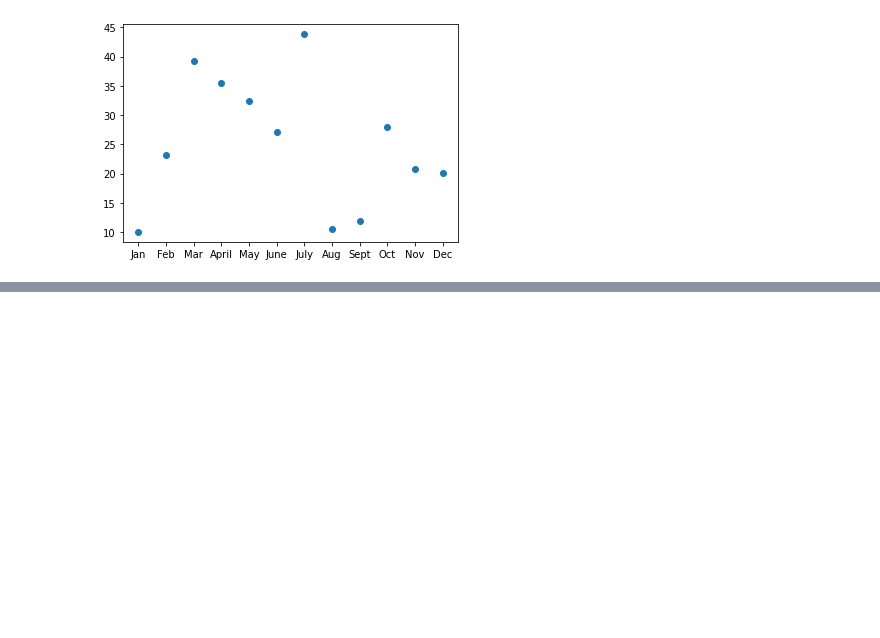
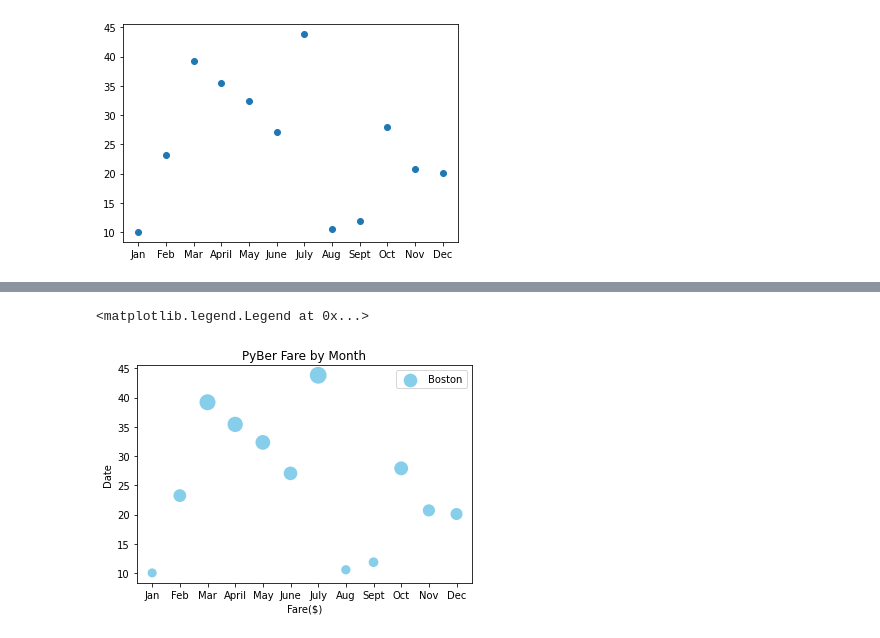
Before and after one commit to jtang3yo/PyBer_Analysis, a Jupyter notebook: matplotlib_practice .ipynb, the cells around one changed output, grey strips where cells are left out. Saved outputs shown, nothing was run; the diff lists cells and outputs as text; code cells hidden in the pictures; blank space fills up the shorter version.

```diff
--- a/matplotlib_practice .ipynb
+++ b/matplotlib_practice .ipynb
@@ -181,0 +216,12 @@ plt.
+# %%
+fig, ax = plt.subplots()
+ax.scatter(x_axis, y_axis, c='skyblue', linewidth=2, s=[i*5 for i in y_axis], label='Boston')
+ax.invert_yaxis
+ax.set_title('PyBer Fare by Month')
+ax.set_xlabel('Fare($)')
+ax.set_ylabel('Date')
+ax.legend()
+#how to make the color transparent??
+# %% [output]
+<matplotlib.legend.Legend at 0x...>
+[figure, added]
```
Also changed, not shown: parts of 18 cells of this notebook.
